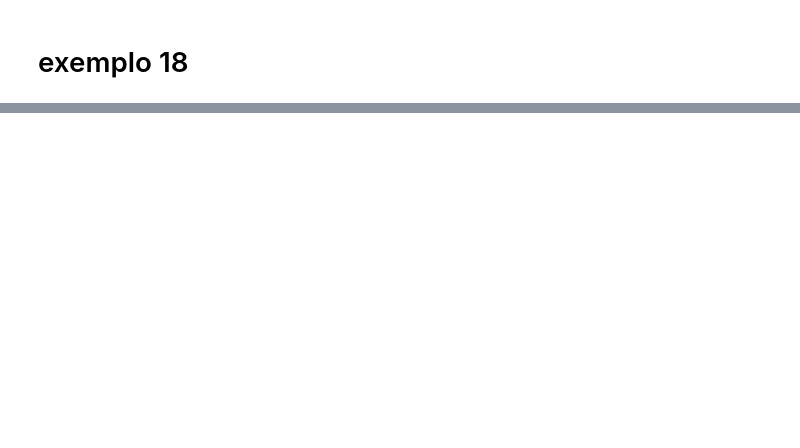
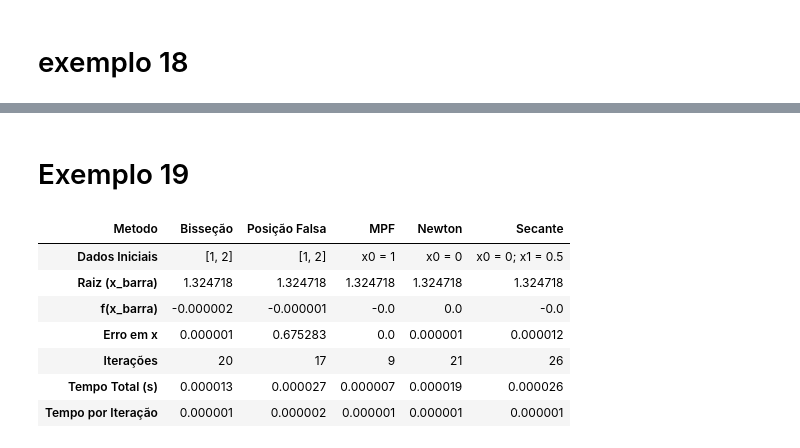
Before and after one commit to Itallo0708/Computational-Mathematics, a Jupyter notebook: notebooks/Atividade_2_1_Zero_reais_de_funções_reais.ipynb, the cells around one changed output, grey strips where cells are left out. Saved outputs shown, nothing was run; the diff lists cells and outputs as text; code cells hidden in the pictures; blank space fills up the shorter version.

```diff
--- a/notebooks/Atividade_2_1_Zero_reais_de_funções_reais.ipynb
+++ b/notebooks/Atividade_2_1_Zero_reais_de_funções_reais.ipynb
@@ -386,0 +424,40 @@ display(tabela_exemplo18)
+# %% [markdown]
+# Exemplo 19
+# %%
+# dados do exemplo 19
+a = 1
+b = 2
+epsilon = 10 ** (-6)
+x0_mpf = 1
+x0_newton = 0
+x0_secante = 0
+x1_secante = 0.5
+
+def funcao_exemplo19(x):
+  return (x ** 3) - (x) - (1)
+
+def derivada_f_exemplo19(x):
+  return 3 * (x ** 2) - 1
+
+def phi_exemplo19(x):
+  return (x + 1) ** (1/3)
+
+comparar_metodos(funcao_exemplo19,
+                 phi_exemplo19,
+                 derivada_f_exemplo19,
+                 a,
+                 b,
+                 x0_newton,
+                 x0_mpf,
+                 x0_secante,
+                 x1_secante,
+                 epsilon)
+# %% [output]
+| Metodo | Bisseção | Posição Falsa | MPF | Newton | Secante |
+| Dados Iniciais | [1, 2] | [1, 2] | x0 = 1 | x0 = 0 | x0 = 0; x1 = 0.5 |
+| Raiz (x_barra) | 1.324718 | 1.324718 | 1.324718 | 1.324718 | 1.324718 |
+| f(x_barra) | -0.000002 | -0.000001 | -0.0 | 0.0 | -0.0 |
+| Erro em x | 0.000001 | 0.675283 | 0.0 | 0.000001 | 0.000012 |
+| Iterações | 20 | 17 | 9 | 21 | 26 |
+| Tempo Total (s) | 0.000013 | 0.000027 | 0.000007 | 0.000019 | 0.000026 |
+| Tempo por Iteração | 0.000001 | 0.000002 | 0.000001 | 0.000001 | 0.000001 |
```
Also changed, not shown: parts of 9 cells of this notebook.
